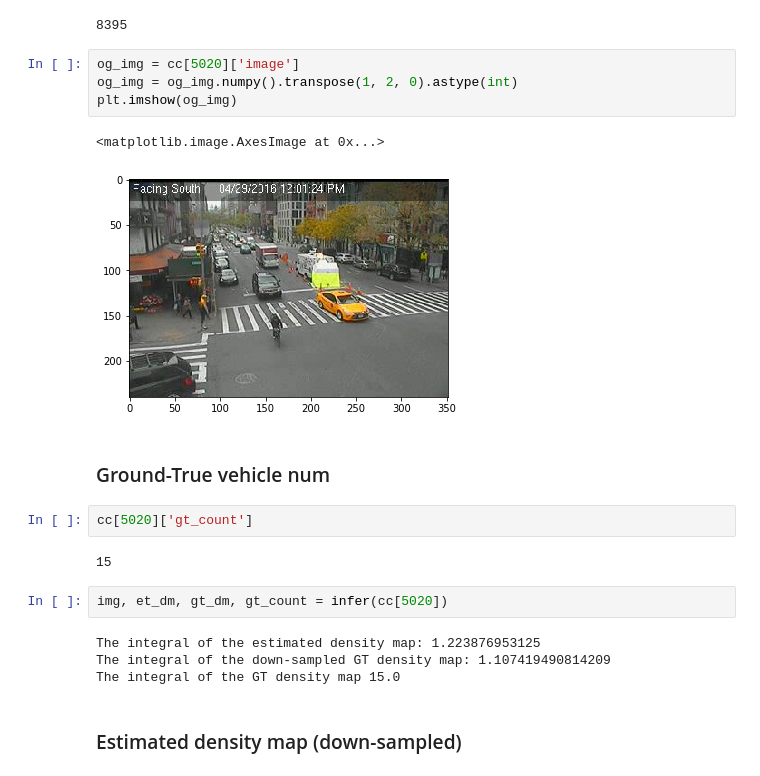
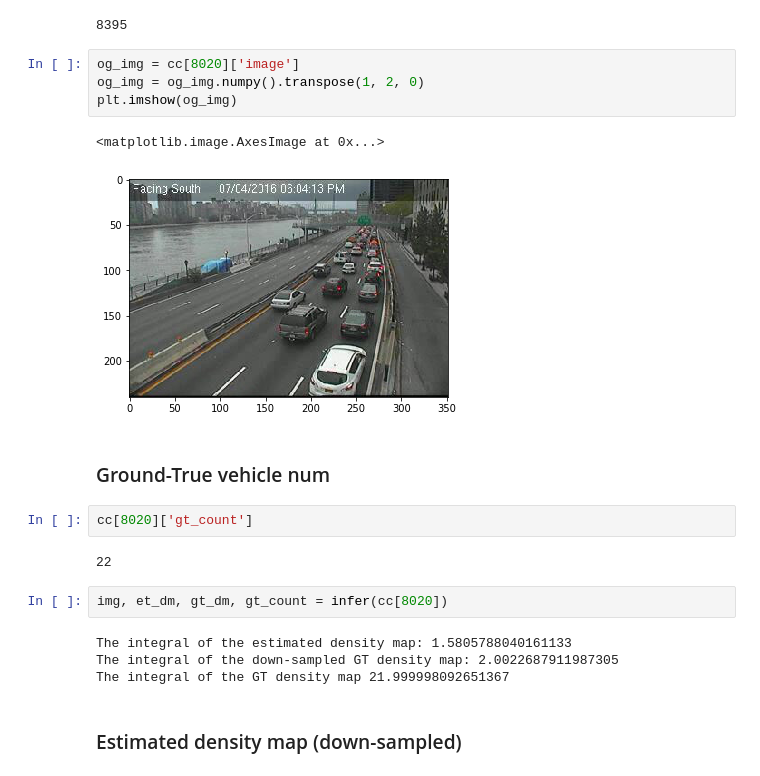
Before and after one commit to MartinMa28/vehicle_counting, a Jupyter notebook: notebooks/Inference.ipynb, the cells around one changed output. Saved outputs shown, nothing was run; the diff lists cells and outputs as text.

```diff
--- a/notebooks/Inference.ipynb
+++ b/notebooks/Inference.ipynb
@@ -61,24 +61,24 @@ len(cc)
 # %% [output]
 8395
 # %%
-og_img = cc[5020]['image']
-og_img = og_img.numpy().transpose(1, 2, 0).astype(int)
+og_img = cc[8020]['image']
+og_img = og_img.numpy().transpose(1, 2, 0)
 plt.imshow(og_img)
 # %% [output]
 <matplotlib.image.AxesImage at 0x...>
-[figure, old version]
+[figure, new version]
 # %% [markdown]
 ### Ground-True vehicle num
 # %%
-cc[5020]['gt_count']
+cc[8020]['gt_count']
 # %% [output]
-15
+22
 # %%
-img, et_dm, gt_dm, gt_count = infer(cc[5020])
+img, et_dm, gt_dm, gt_count = infer(cc[8020])
 # %% [output]
-The integral of the estimated density map: 1.223876953125
-The integral of the down-sampled GT density map: 1.107419490814209
-The integral of the GT density map 15.0
+The integral of the estimated density map: 1.5805788040161133
+The integral of the down-sampled GT density map: 2.0022687911987305
+The integral of the GT density map 21.999998092651367
 # %% [markdown]
 ### Estimated density map (down-sampled)
 # %%
```
Also changed, not shown: parts of 3 cells of this notebook, 3 other files.
